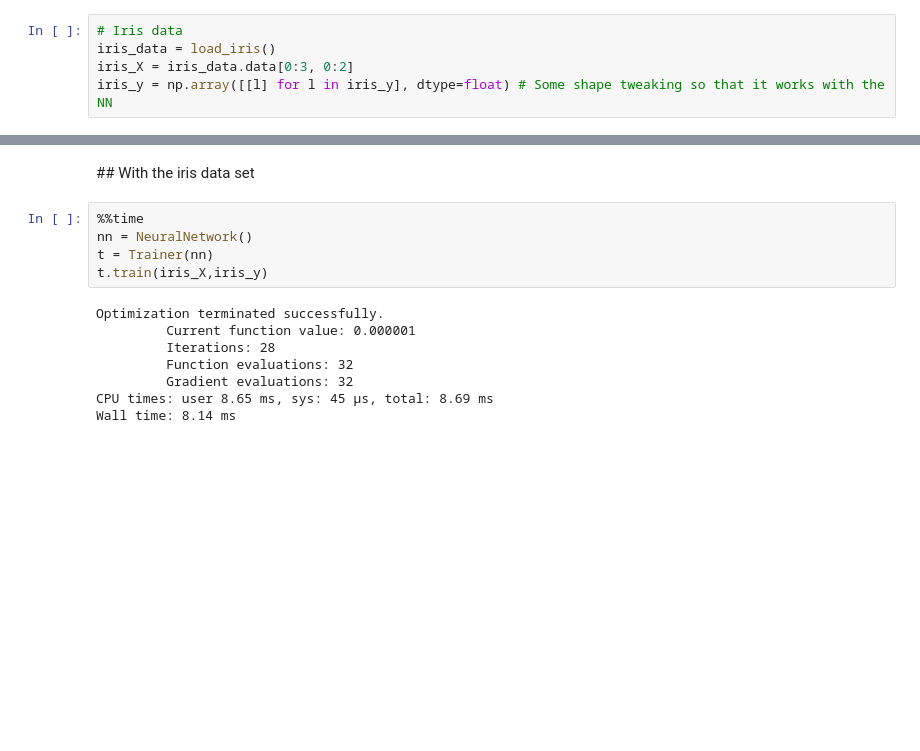
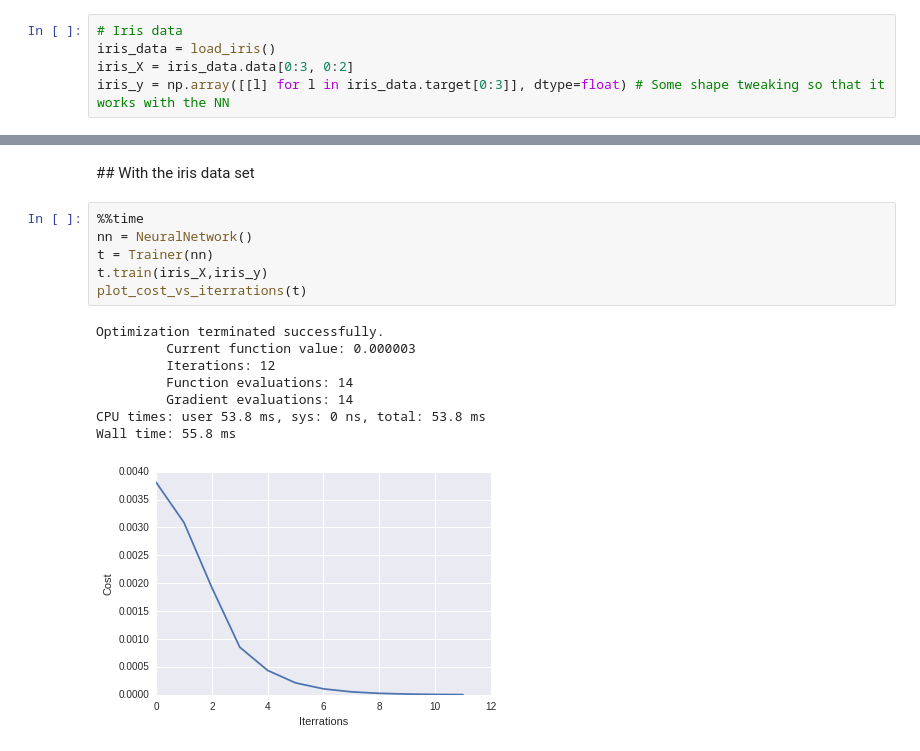
Before and after one commit to yassineAlouini/ml-experiments, a Jupyter notebook: deep-learning/simple-neural-networks/neural_networks_demystified.ipynb, the cells around one changed output, grey strips where cells are left out. Cells and saved outputs as stored; diff of their text form; blank space fills up the shorter version.

```diff
--- a/deep-learning/simple-neural-networks/neural_networks_demystified.ipynb
+++ b/deep-learning/simple-neural-networks/neural_networks_demystified.ipynb
@@ -211,7 +223,7 @@ class Trainer(object):
 # Iris data
 iris_data = load_iris()
 iris_X = iris_data.data[0:3, 0:2]
-iris_y = np.array([[l] for l in iris_y], dtype=float) # Some shape tweaking so that it works with the NN
+iris_y = np.array([[l] for l in iris_data.target[0:3]], dtype=float) # Some shape tweaking so that it works with the NN
 # %%
 # Video data
 # X = (hours sleeping, hours studying), y = Score on test
@@ -248,13 +262,15 @@ Wall time: 19.5 ms
 # %%
 %%time
 nn = NeuralNetwork()
 t = Trainer(nn)
 t.train(iris_X,iris_y)
+plot_cost_vs_iterrations(t)
 # %% [output]
 Optimization terminated successfully.
-         Current function value: 0.000001
-         Iterations: 28
-         Function evaluations: 32
-         Gradient evaluations: 32
-CPU times: user 8.65 ms, sys: 45 µs, total: 8.69 ms
-Wall time: 8.14 ms
+         Current function value: 0.000003
+         Iterations: 12
+         Function evaluations: 14
+         Gradient evaluations: 14
+CPU times: user 53.8 ms, sys: 0 ns, total: 53.8 ms
+Wall time: 55.8 ms
+[figure, added]
```
Also changed, not shown: parts of 4 cells of this notebook, 2 other files.
